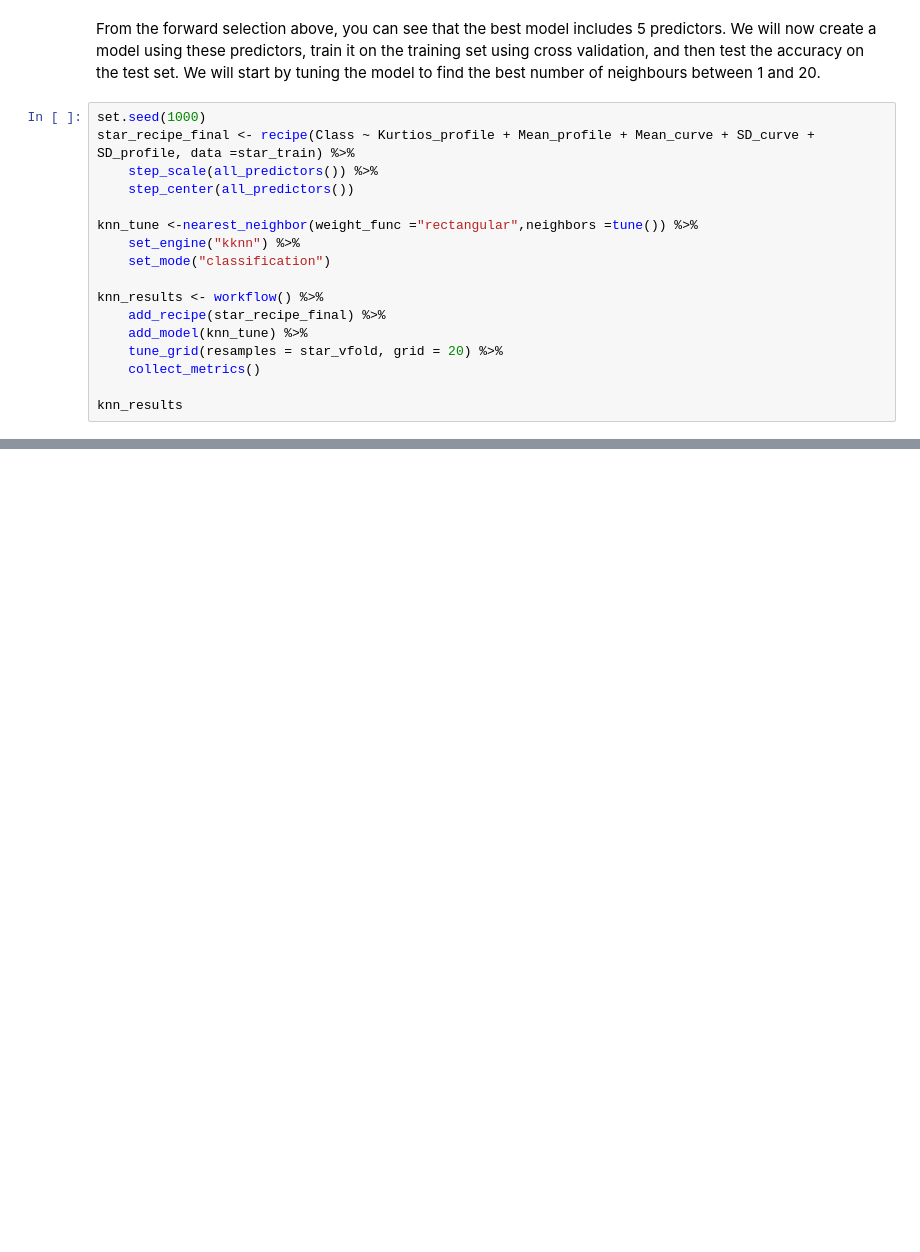
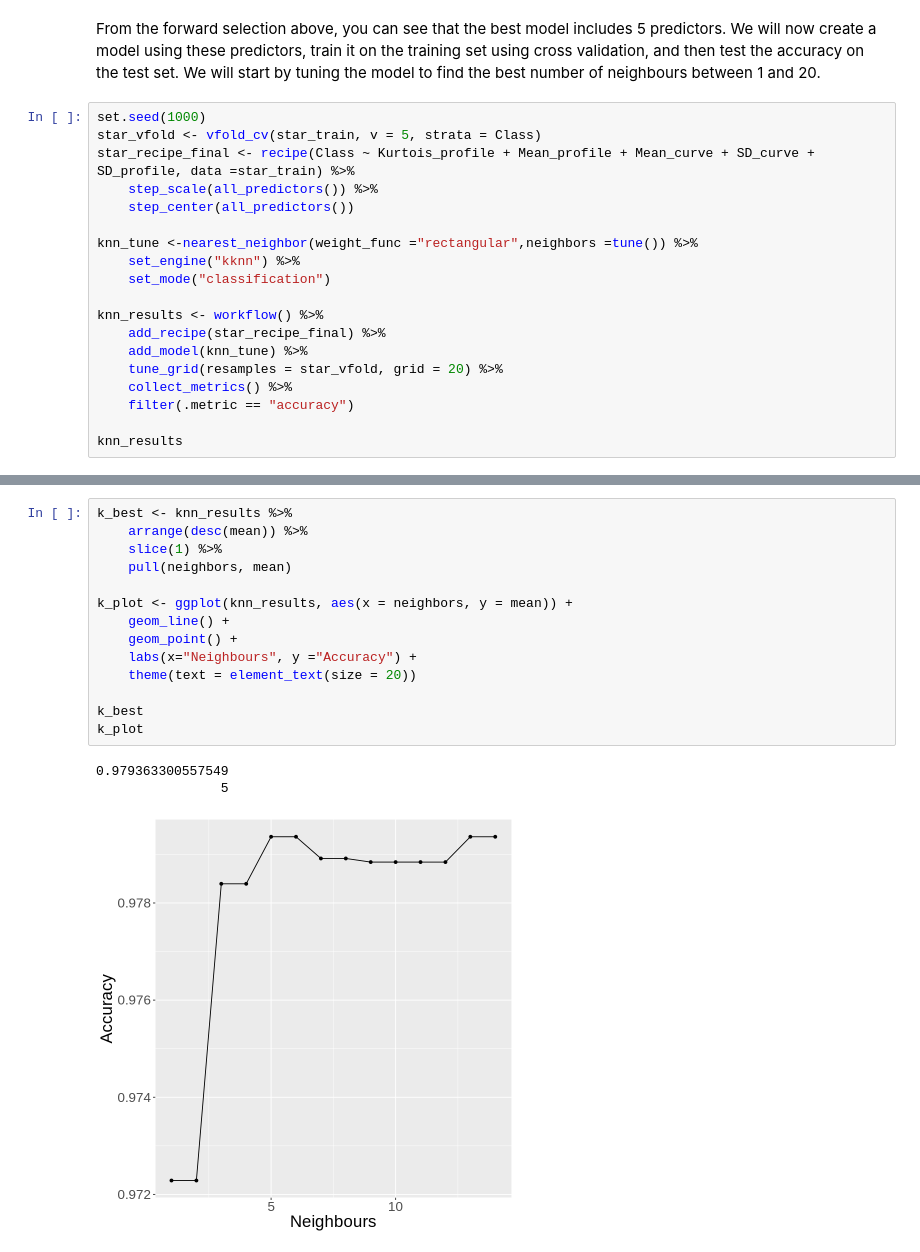
Before and after one commit to AndreasThrane/Group_103_project, a Jupyter notebook: Group_Report.ipynb, the cells around one changed output, grey strips where cells are left out. Drawn from its saved outputs; the diff is of its cells as text; blank space fills up the shorter version.

```diff
--- a/Group_Report.ipynb
+++ b/Group_Report.ipynb
@@ -235,7 +235,8 @@ accuracies
 From the forward selection above, you can see that the best model includes 5 predictors. We will now create a model using these predictors, train it on the training set using cross validation, and then test the accuracy on the test set. We will start by tuning the model to find the best number of neighbours between 1 and 20.
 # %%
 set.seed(1000)
-star_recipe_final <- recipe(Class ~ Kurtios_profile + Mean_profile + Mean_curve + SD_curve + SD_profile, data =star_train) %>%
+star_vfold <- vfold_cv(star_train, v = 5, strata = Class)
+star_recipe_final <- recipe(Class ~ Kurtois_profile + Mean_profile + Mean_curve + SD_curve + SD_profile, data =star_train) %>%
     step_scale(all_predictors()) %>%
     step_center(all_predictors())
 
@@ -247,7 +248,8 @@ knn_results <- workflow() %>%
     add_recipe(star_recipe_final) %>%
     add_model(knn_tune) %>%
     tune_grid(resamples = star_vfold, grid = 20) %>%
-    collect_metrics()
+    collect_metrics() %>%
+    filter(.metric == "accuracy")
 
 knn_results
 # %% [output]
@@ -254,0 +270,18 @@ ERROR: Error in recipe(Class ~ Kurtios_profile + Mean_profile + Mean_curve + : c
+# %%
+k_best <- knn_results %>%
+    arrange(desc(mean)) %>%
+    slice(1) %>%
+    pull(neighbors, mean)
+
+k_plot <- ggplot(knn_results, aes(x = neighbors, y = mean)) +
+    geom_line() +
+    geom_point() +
+    labs(x="Neighbours", y ="Accuracy") +
+    theme(text = element_text(size = 20))
+
+k_best
+k_plot
+# %% [output]
+0.979363300557549
+                5
+[figure, added]
```
Also changed, not shown: parts of 2 cells of this notebook.
